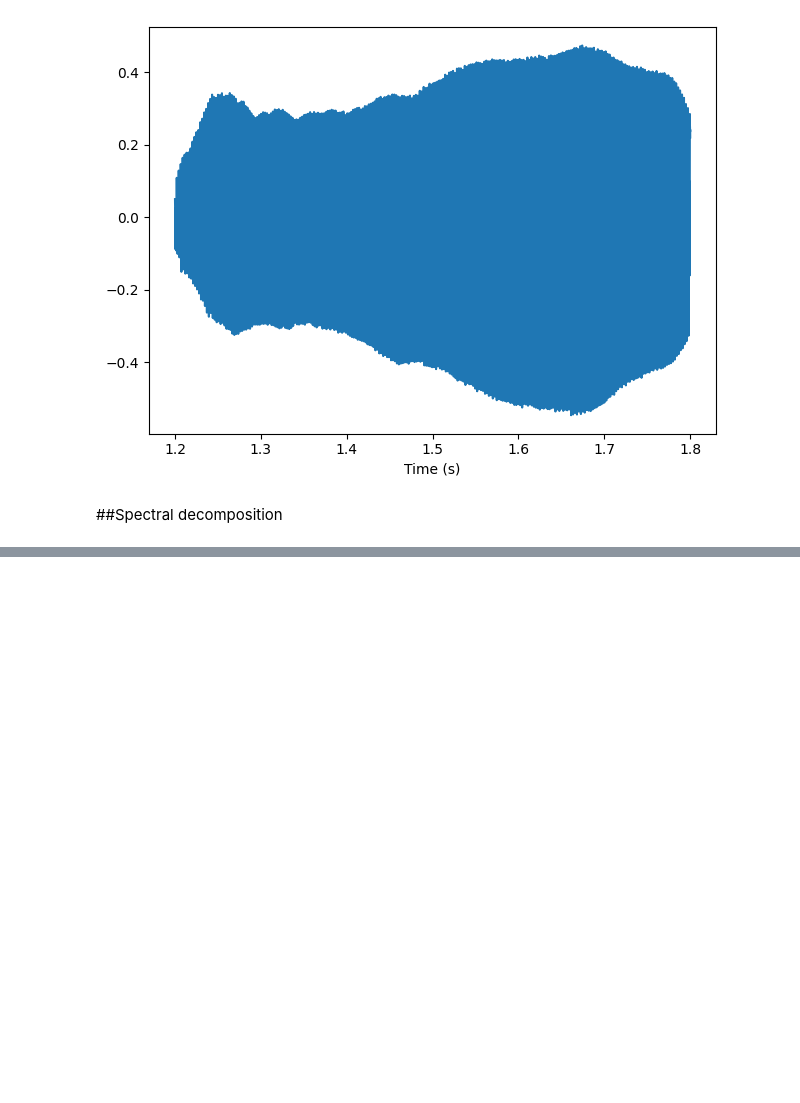
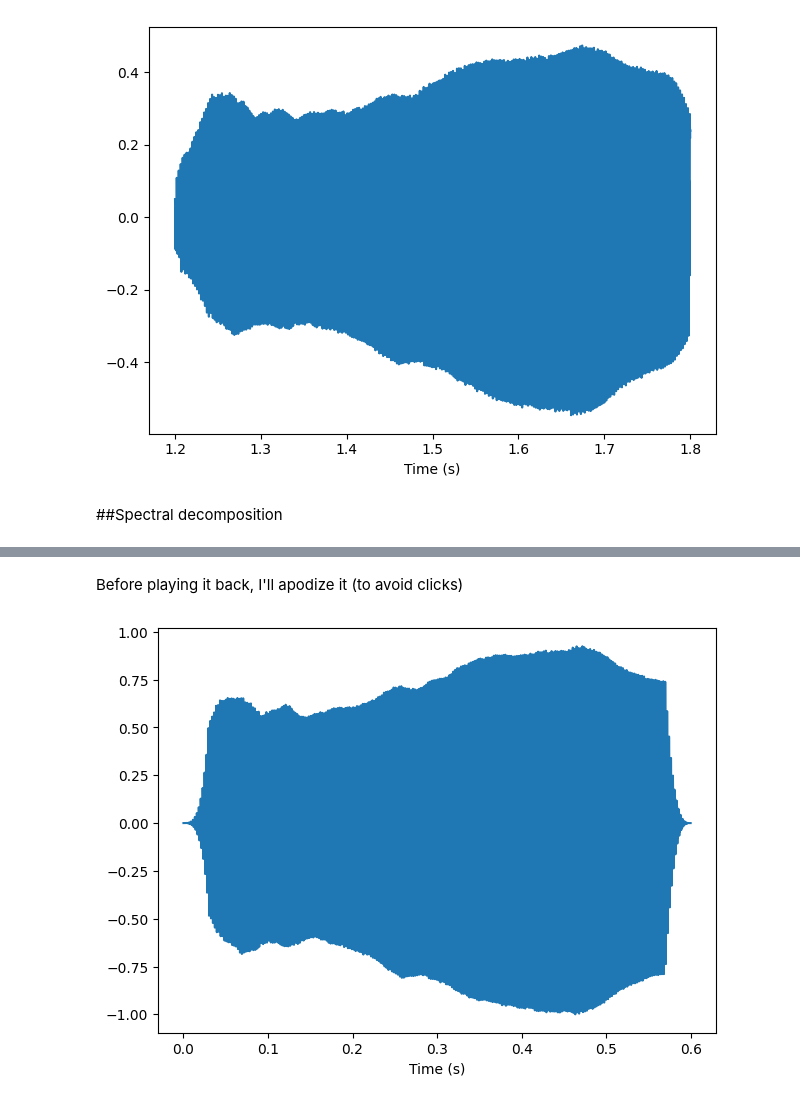
Before and after one commit to rahiakela/audio-processing-research-and-practice, a Jupyter notebook: think-dsp/01_sounds_and_signals.ipynb, the cells around one changed output, grey strips where cells are left out. Drawn from its saved outputs; the diff is of its cells as text; code cells hidden in the pictures; blank space fills up the shorter version.

```diff
--- a/think-dsp/01_sounds_and_signals.ipynb
+++ b/think-dsp/01_sounds_and_signals.ipynb
@@ -157,0 +214,14 @@ decorate(xlabel="Time (s)")
+# %%
+# We can convert the filtered spectrum back to a wave.
+filtered = spectrum.make_wave()
+
+# And then normalize it to the range -1 to 1.
+filtered.normalize()
+# %% [markdown]
+Before playing it back, I'll apodize it (to avoid clicks)
+# %%
+filtered.apodize()
+filtered.plot()
+decorate(xlabel="Time (s)")
+# %% [output]
+[figure, added]
```
Also changed, not shown: parts of 16 cells of this notebook.
